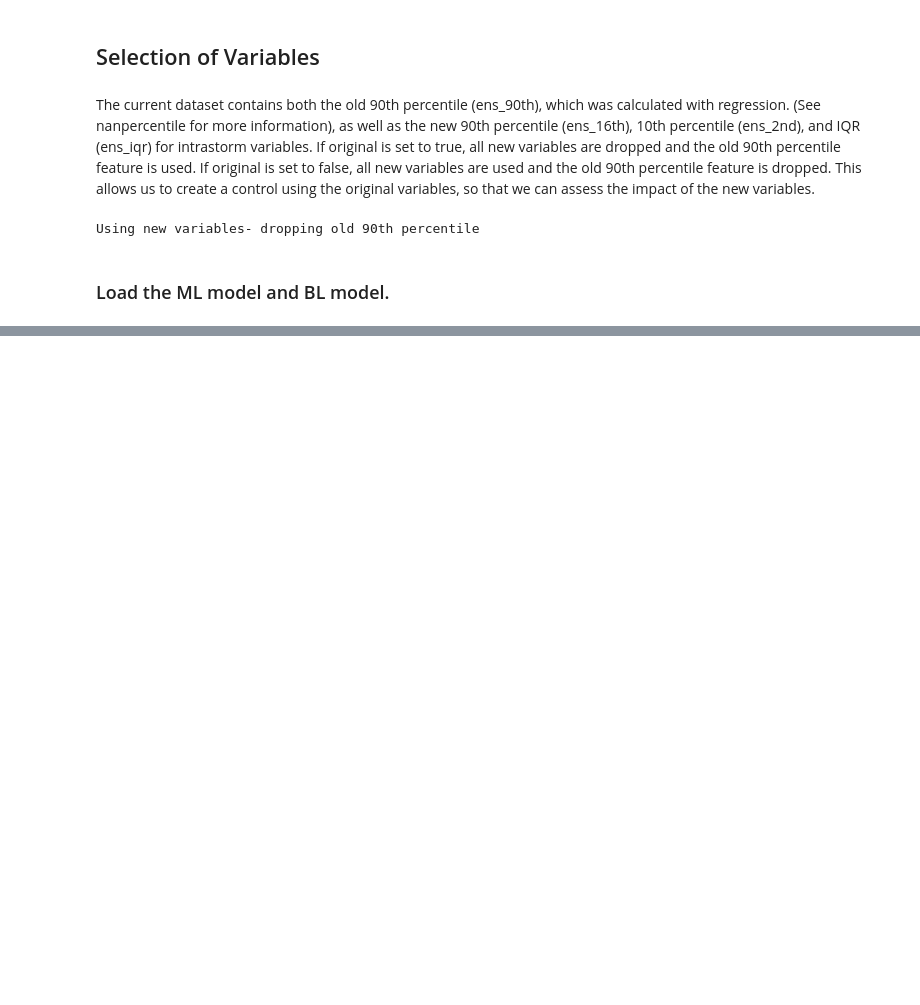
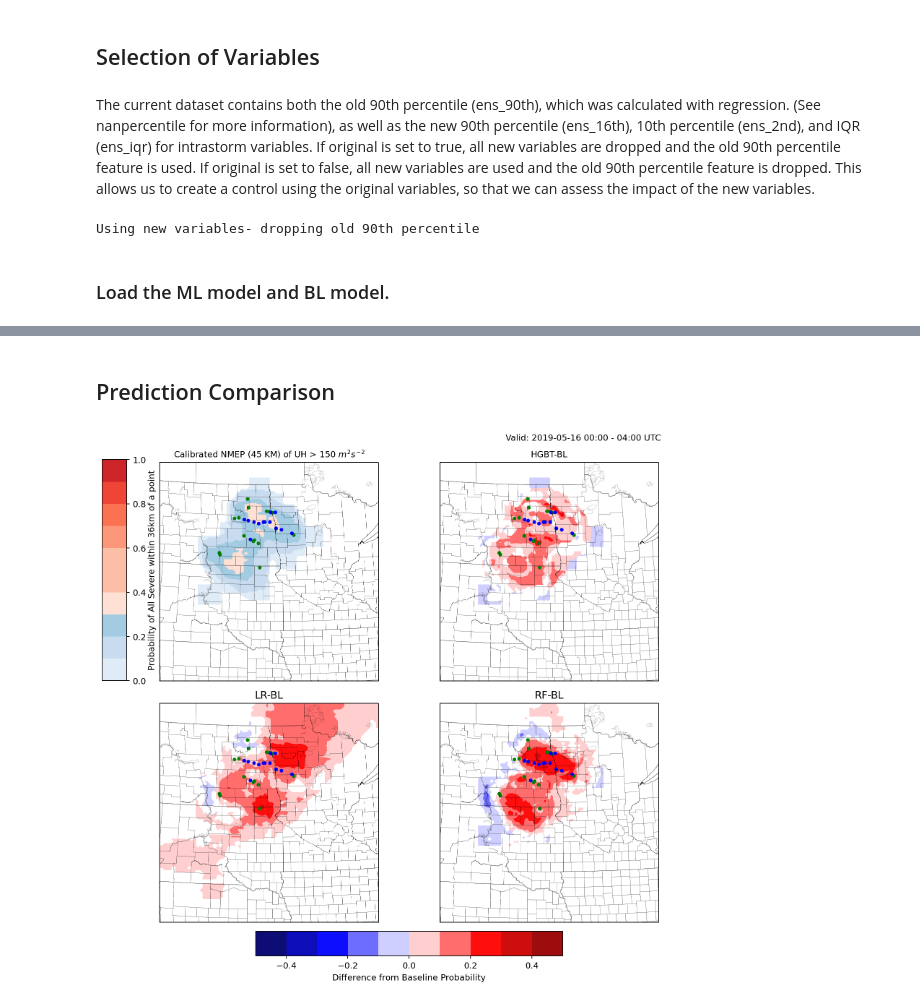
Before and after one commit to NOAA-National-Severe-Storms-Laboratory/frdd-wofs-ml-w2w, a Jupyter notebook: notebooks/visualize_predictions.ipynb, the cells around one changed output, grey strips where cells are left out. Saved outputs shown, nothing was run; the diff lists cells and outputs as text; code cells hidden in the pictures; blank space fills up the shorter version.

```diff
--- a/notebooks/visualize_predictions.ipynb
+++ b/notebooks/visualize_predictions.ipynb
@@ -404,0 +388,70 @@ temp['lat/lon'] = temp['lat.lon'].buffer(size) #Have to set df.crs, size depends
+# %% [markdown]
+## Prediction Comparison
+# %%
+%matplotlib inline
+hazard='all'
+
+
+hazard_color = {'hail' : 'g', 'wind': 'b', 'tornado': 'r'}
+fig, axes = plt.subplots(figsize=(10,8), facecolor='w',
+                     dpi=170, nrows=2, ncols=2, subplot_kw={'projection': projection},
+                        constrained_layout=True)
+
+models = ['BL', 'hist', 'logistic', 'random'] #random/ADAM
+model_names = [baseline_names[hazard], 'HGBT-BL', 'LR-BL', 'RF-BL']
+
+
+
+
+# All 3 Models and BL
+for ax, model, name in zip(axes.flat, models, model_names):
+    if model == 'BL':
+        bl_pred = get_bl_pred(X_bl, shape, hazard, scale, FRAMEWORK=FRAMEWORK, TIMESCALE=TIMESCALE)
+        pred=bl_pred
+        levels=np.arange(0,1.01,.1)
+        cmap=WoFSColors.wz_cmap
+        pred = np.ma.masked_where(pred<=0.025, pred) #Masks where probs < 1/40
+        bl_cf = ax.contourf(lons,lats, pred, cmap=cmap, alpha=0.95, levels=levels,
+                transform = crs)
+    else:
+        pred = get_ml_pred(X, shape, hazard, scale, model, FRAMEWORK=FRAMEWORK, TIMESCALE=TIMESCALE)-bl_pred
+        pred = np.ma.masked_where(np.abs(pred)<=0.025, pred) #Masks where -1/40<pred<1/40
+        levels=np.arange(-.5,.51,0.1)
+        cmap='seismic'
+        cf = ax.contourf(lons,lats, pred, cmap=cmap, alpha=0.95, levels=levels,
+                transform = crs)
+
+    add_map_stuff(ax, states, shape_feature)
+
+
+
+
+    ##point_lat, point_lon = points[hazard]
+    if hazard=='all':
+        for Lorem in ['hail','wind','tornado']:
+            _points=points[Lorem]
+            ax.scatter(_points[:,1],_points[:,0], s=10, color=hazard_color[Lorem], alpha=0.8, zorder=1, transform=crs)
+    else:
+        _points = points[hazard]
+        ax.scatter(_points[:,1],_points[:,0], s=900, color='k', alpha=0.8, zorder=1, transform=crs) #s=10
+
+
+    ax = set_extent(ax, projection , crs, lats, lons,)
+    fontsize = 10 if len(name) > 5 else 12
+    ax.set_title(name, fontsize=fontsize)
+
+fig.tight_layout()
+#plt.subplots_adjust(hspace=0.2, wspace=0.0)
+axes[0,1].annotate(title, (0.3, 1.1), xycoords='axes fraction', fontsize=10, color='k')
+
+cax = fig.add_axes([0.25, -0.05, 0.5, 0.05])
+fig.colorbar(cf,
+           cax=cax,
+           label=f'Difference from Baseline Probability',
+          orientation='horizontal')
+
+blcax=fig.add_axes([0,0.51,0.040,0.45])
+bl_cb=fig.colorbar(bl_cf, cax=blcax, orientation='vertical' )
+bl_cb.set_label(f'Probability of {titles[hazard]} within {scale} of a point',labelpad=2)
+# %% [output]
+[figure, added]
```
Also changed, not shown: parts of 16 cells of this notebook, 7 other files.
